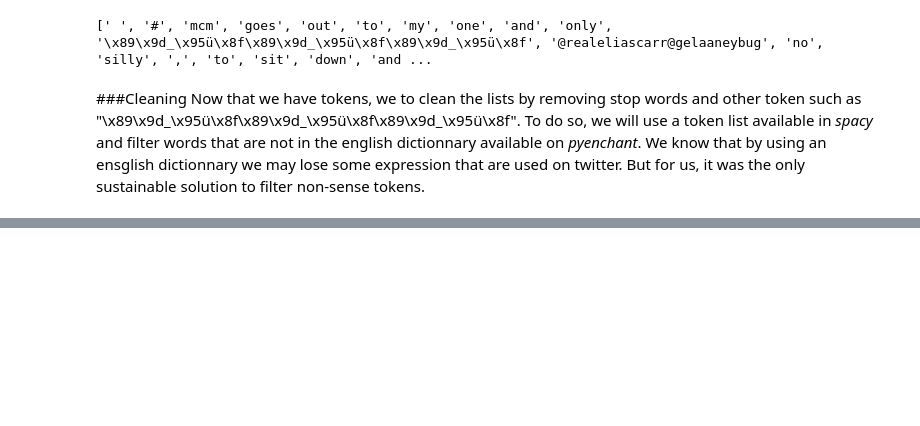
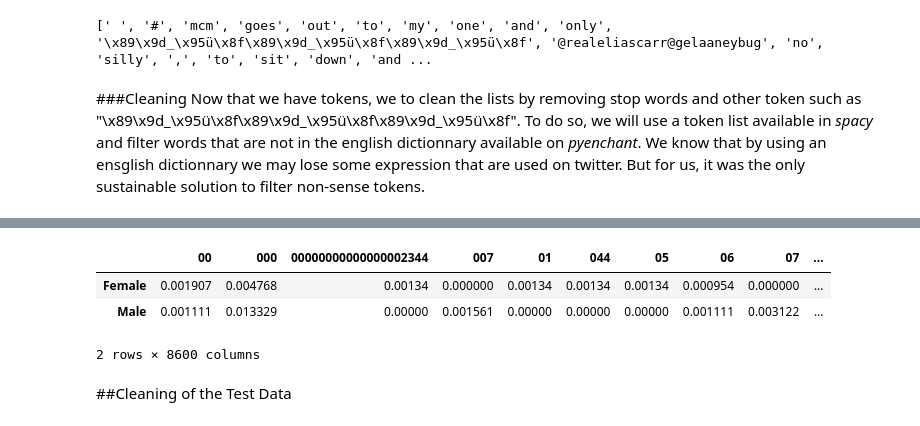
Before and after one commit to XaviJunior/omega, a Jupyter notebook: Code/Projet_Omega.ipynb, the cells around one changed output, grey strips where cells are left out. Drawn from its saved outputs; the diff is of its cells as text; code cells hidden in the pictures; blank space fills up the shorter version.

```diff
--- a/Code/Projet_Omega.ipynb
+++ b/Code/Projet_Omega.ipynb
@@ -205,0 +190,15 @@ BOWM
+# %%
+from sklearn.feature_extraction.text import TfidfVectorizer
+tfidf = TfidfVectorizer(ngram_range=(1, 1))
+features = tfidf.fit_transform(text)
+pd.DataFrame(
+    features.todense(),
+    columns=tfidf.get_feature_names(),
+    index=['Female','Male'])
+# %% [output]
+|  | 00 | 000 | 00000000000000002344 | 007 | 01 | 044 | 05 | 06 | 07 | ... |
+| Female | 0.001907 | 0.004768 | 0.00134 | 0.000000 | 0.00134 | 0.00134 | 0.00134 | 0.000954 | 0.000000 | ... |
+| Male | 0.001111 | 0.013329 | 0.00000 | 0.001561 | 0.00000 | 0.00000 | 0.00000 | 0.001111 | 0.003122 | ... |
+2 rows × 8600 columns
+# %% [markdown]
+##Cleaning of the Test Data
```
Also changed, not shown: parts of 10 cells of this notebook.
